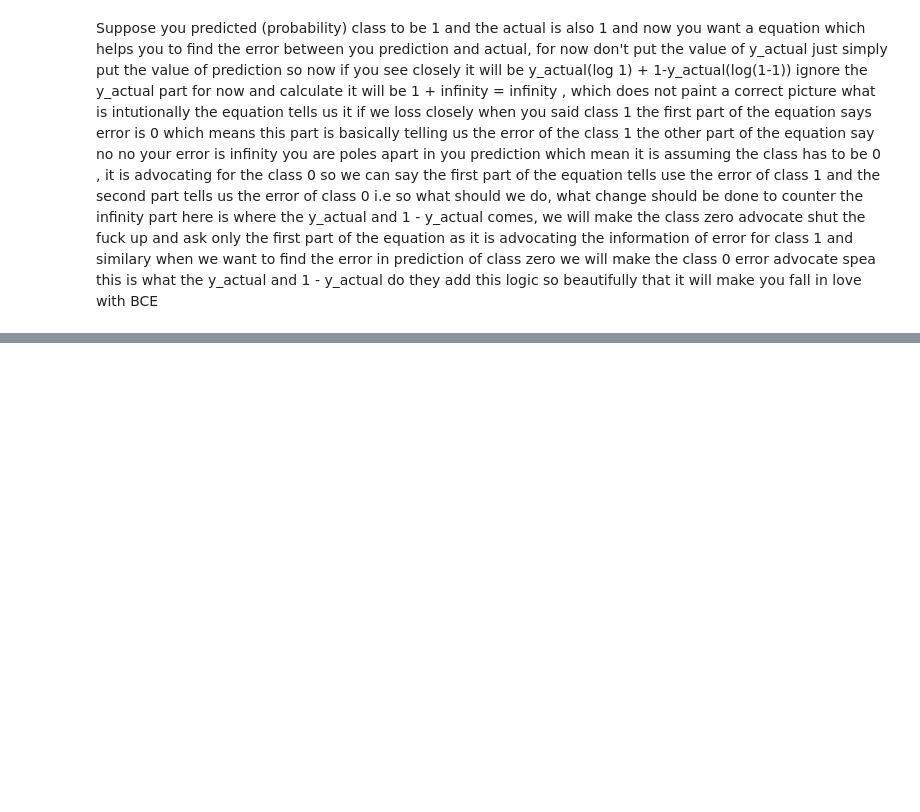
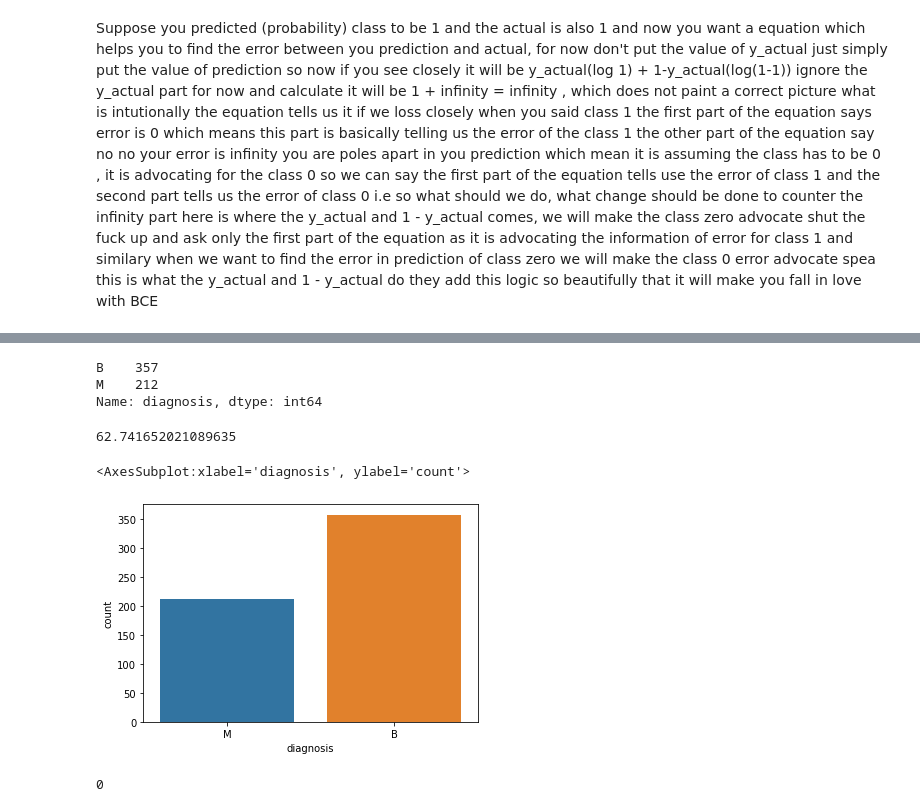
Before and after one commit to Agramoflife/My_machine_learning_notebooks, a Jupyter notebook: 17. Neural Network .ipynb, the cells around one changed output, grey strips where cells are left out. Saved outputs shown, nothing was run; the diff lists cells and outputs as text; code cells hidden in the pictures; blank space fills up the shorter version.

Commit message:
prepared the data for the perceptron

```diff
--- a/17. Neural Network .ipynb
+++ b/17. Neural Network .ipynb
@@ -121,0 +195,2 @@ so now if you see closely it will be y_actual(log 1) + 1-y_actual(log(1-1)) igno
+# %%
+cancer_df = pd.read_csv('breast-cancer-data.csv')
@@ -121,0 +227,20 @@ so now if you see closely it will be y_actual(log 1) + 1-y_actual(log(1-1)) igno
+# %%
+cancer_df.diagnosis.value_counts()
+# %% [output]
+B    357
+M    212
+Name: diagnosis, dtype: int64
+# %%
+(cancer_df.diagnosis.value_counts()[0]/(cancer_df.diagnosis.value_counts()[0]+cancer_df.diagnosis.value_counts()[1]))*100
+# %% [output]
+62.741652021089635
+# %%
+import seaborn as sns
+sns.countplot(cancer_df.diagnosis)
+# %% [output]
+<AxesSubplot:xlabel='diagnosis', ylabel='count'>
+[figure, added]
+# %%
+cancer_df.isna().sum().sum()
+# %% [output]
+0
```
Also changed, not shown: parts of 21 cells of this notebook.
